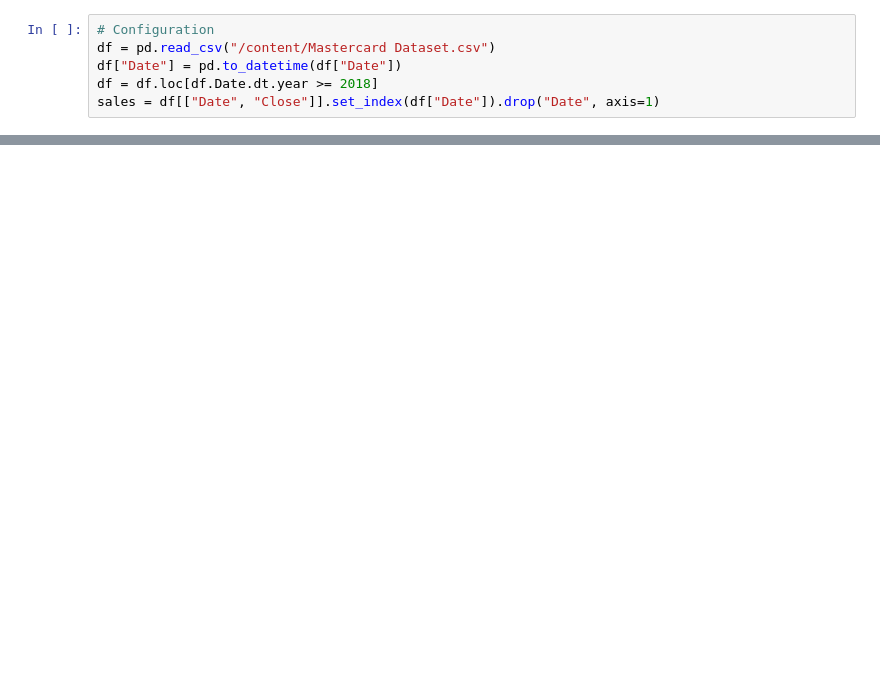
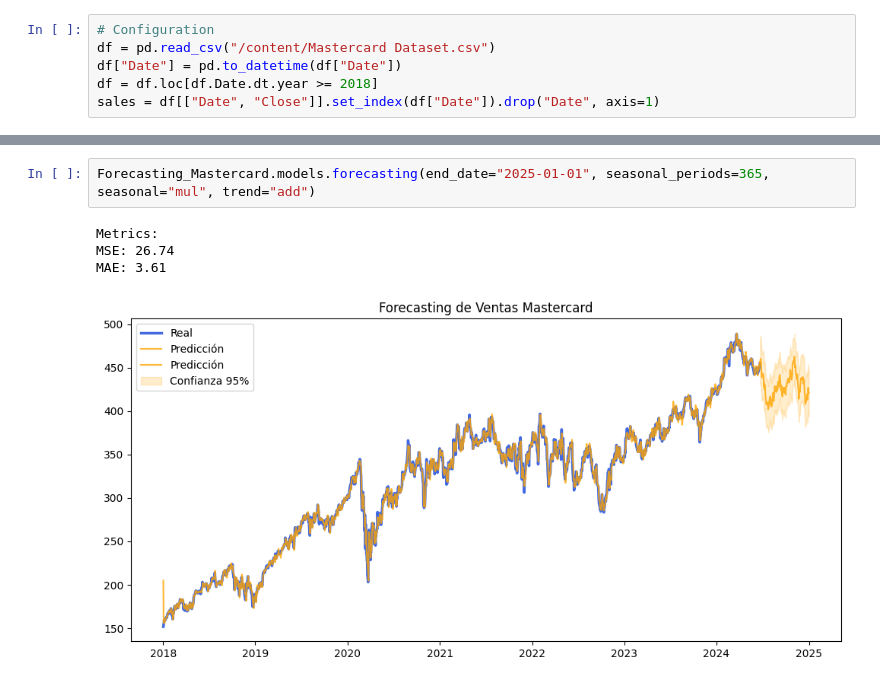
Before and after one commit to MatiasSiles/MastercardSalesOptimization, a Jupyter notebook: Forecasting.ipynb, the cells around one changed output, grey strips where cells are left out. Drawn from its saved outputs; the diff is of its cells as text; blank space fills up the shorter version.

```diff
--- a/Forecasting.ipynb
+++ b/Forecasting.ipynb
@@ -121,3 +155,10 @@ class Forecasting_Mastercard():
       plt.legend()
 
 Forecasting_Mastercard = Forecasting_Mastercard(data=df, data_sales=sales)
+# %%
+Forecasting_Mastercard.models.forecasting(end_date="2025-01-01", seasonal_periods=365, seasonal="mul", trend="add")
+# %% [output]
+Metrics:
+MSE: 26.74
+MAE: 3.61
+[figure, added]
```
Also changed, not shown: parts of 3 cells of this notebook.
